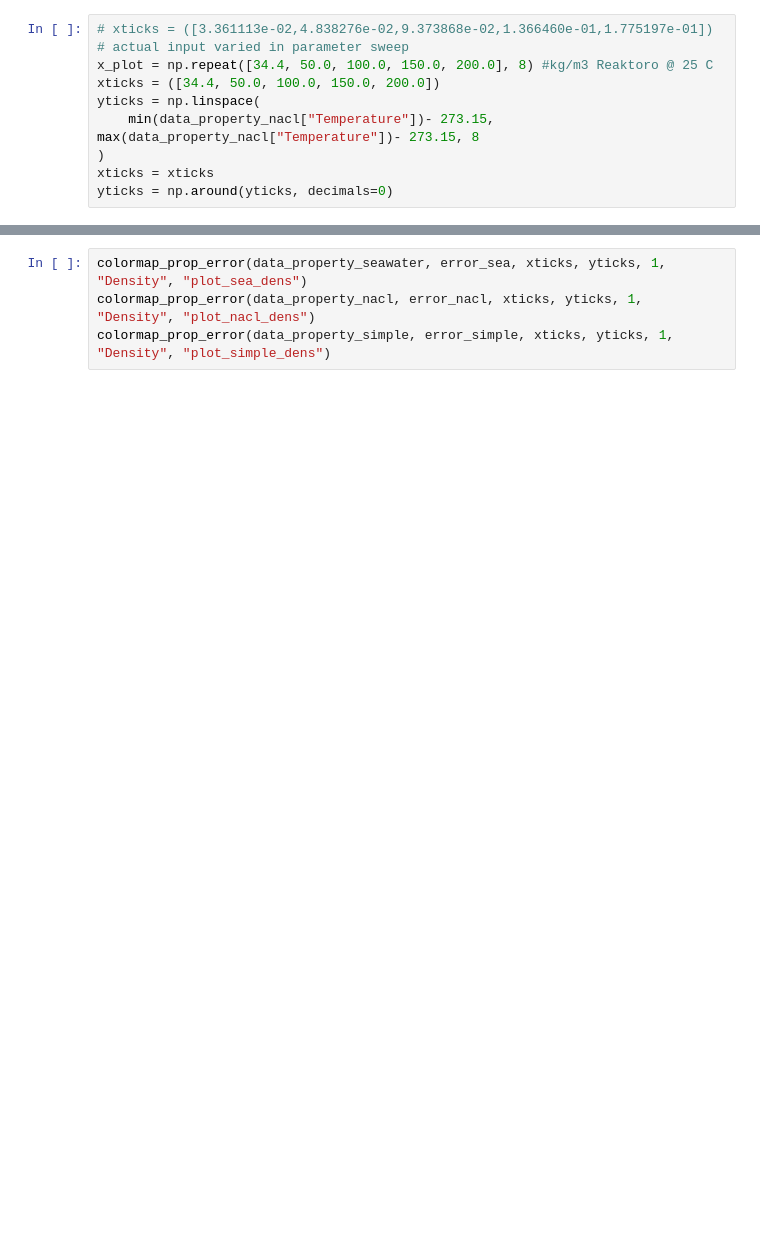
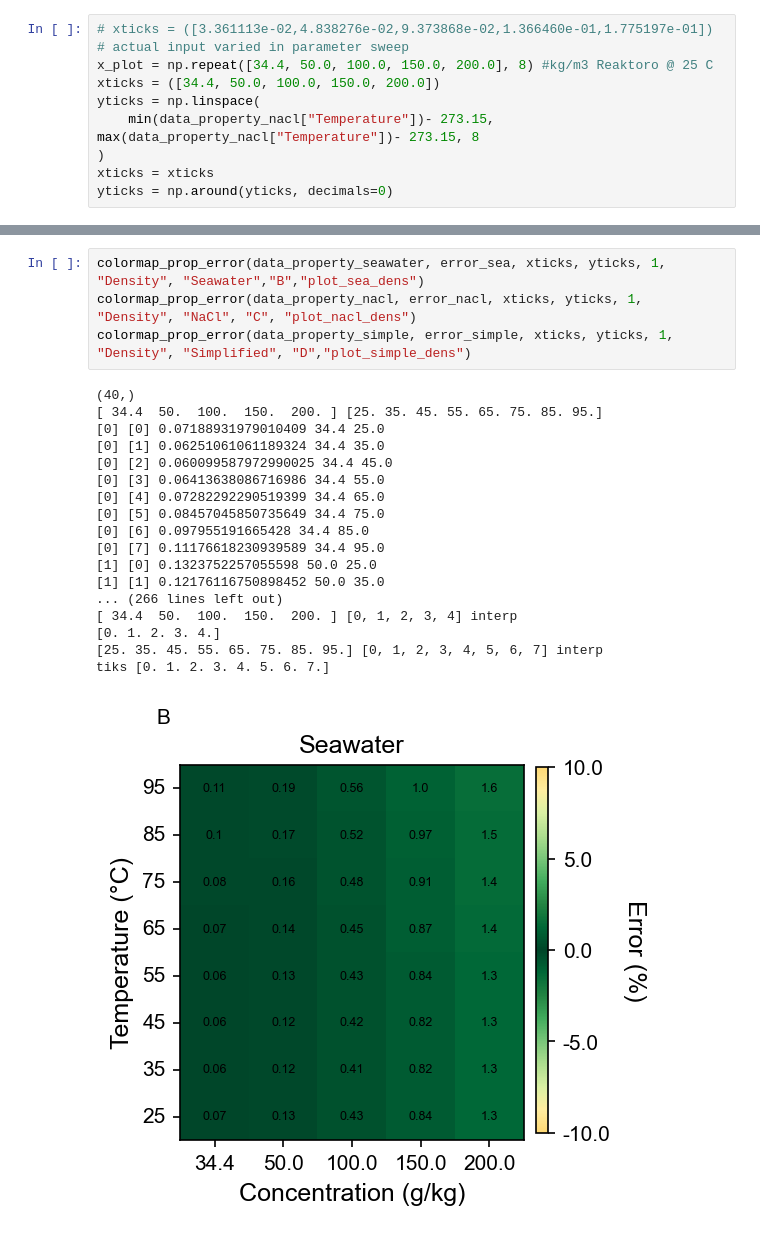
Before and after one commit to savannahsakhai/watertap, a Jupyter notebook: watertap/flowsheets/property_analysis/prop_plots/property_colormaps.ipynb, the cells around one changed output, grey strips where cells are left out. Drawn from its saved outputs; the diff is of its cells as text; blank space fills up the shorter version.

```diff
--- a/watertap/flowsheets/property_analysis/prop_plots/property_colormaps.ipynb
+++ b/watertap/flowsheets/property_analysis/prop_plots/property_colormaps.ipynb
@@ -214,4 +362,23 @@ colormap_prop_error(data_property_simple, error_simple, xticks, yticks, 1, "Osmo
 # %%
-colormap_prop_error(data_property_seawater, error_sea, xticks, yticks, 1, "Density", "plot_sea_dens")
-colormap_prop_error(data_property_nacl, error_nacl, xticks, yticks, 1, "Density", "plot_nacl_dens")
-colormap_prop_error(data_property_simple, error_simple, xticks, yticks, 1, "Density", "plot_simple_dens")
+colormap_prop_error(data_property_seawater, error_sea, xticks, yticks, 1, "Density", "Seawater","B","plot_sea_dens")
+colormap_prop_error(data_property_nacl, error_nacl, xticks, yticks, 1, "Density", "NaCl", "C", "plot_nacl_dens")
+colormap_prop_error(data_property_simple, error_simple, xticks, yticks, 1, "Density", "Simplified", "D","plot_simple_dens")
+# %% [output]
+(40,)
+[ 34.4  50.  100.  150.  200. ] [25. 35. 45. 55. 65. 75. 85. 95.]
+[0] [0] 0.07188931979010409 34.4 25.0
+[0] [1] 0.06251061061189324 34.4 35.0
+[0] [2] 0.060099587972990025 34.4 45.0
+[0] [3] 0.06413638086716986 34.4 55.0
+[0] [4] 0.07282292290519399 34.4 65.0
+[0] [5] 0.08457045850735649 34.4 75.0
+[0] [6] 0.097955191665428 34.4 85.0
+[0] [7] 0.11176618230939589 34.4 95.0
+[1] [0] 0.1323752257055598 50.0 25.0
+[1] [1] 0.12176116750898452 50.0 35.0
+... (266 lines left out)
+[ 34.4  50.  100.  150.  200. ] [0, 1, 2, 3, 4] interp
+[0. 1. 2. 3. 4.]
+[25. 35. 45. 55. 65. 75. 85. 95.] [0, 1, 2, 3, 4, 5, 6, 7] interp
+tiks [0. 1. 2. 3. 4. 5. 6. 7.]
+[figure, added]
```
Also changed, not shown: parts of 12 cells of this notebook, 40 other files.
